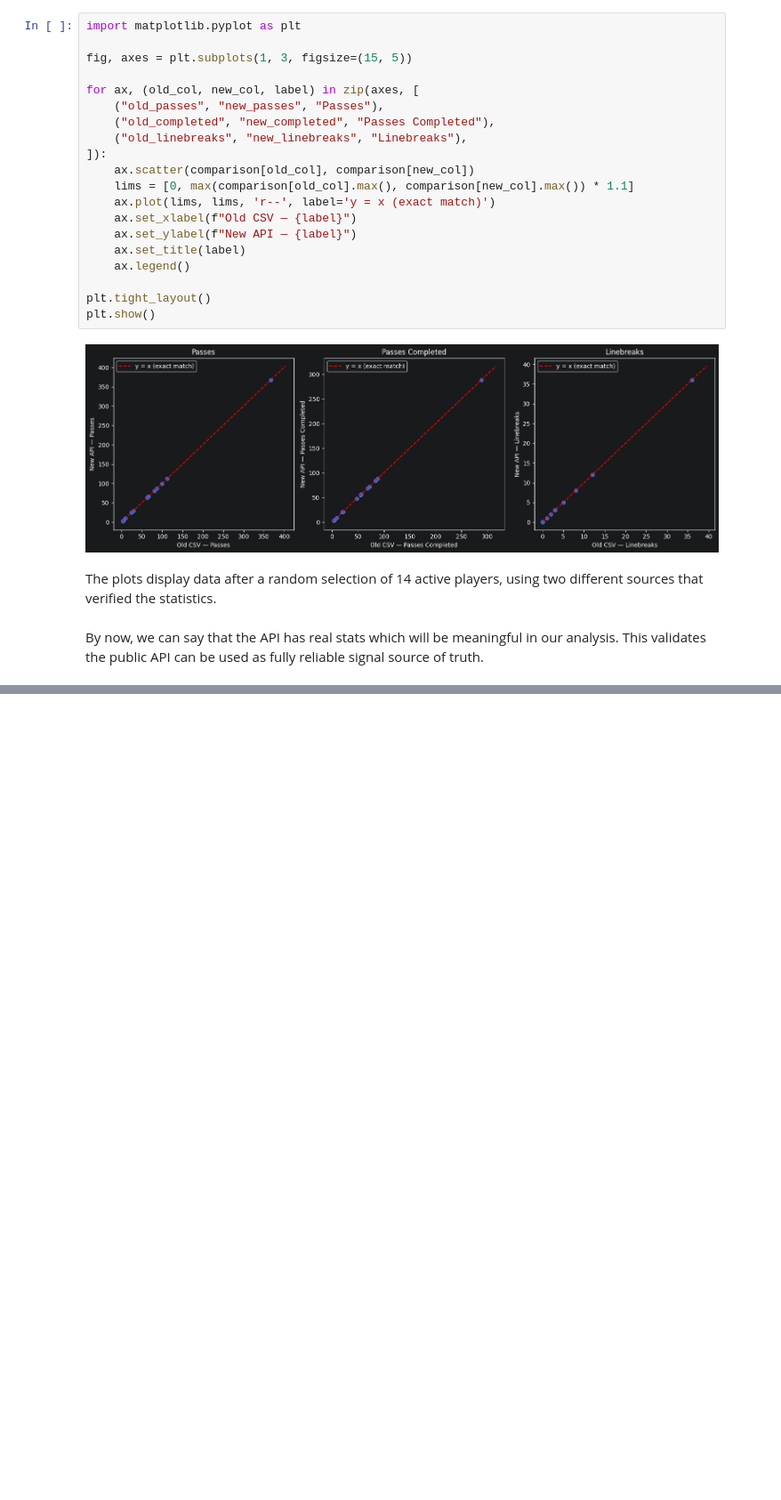
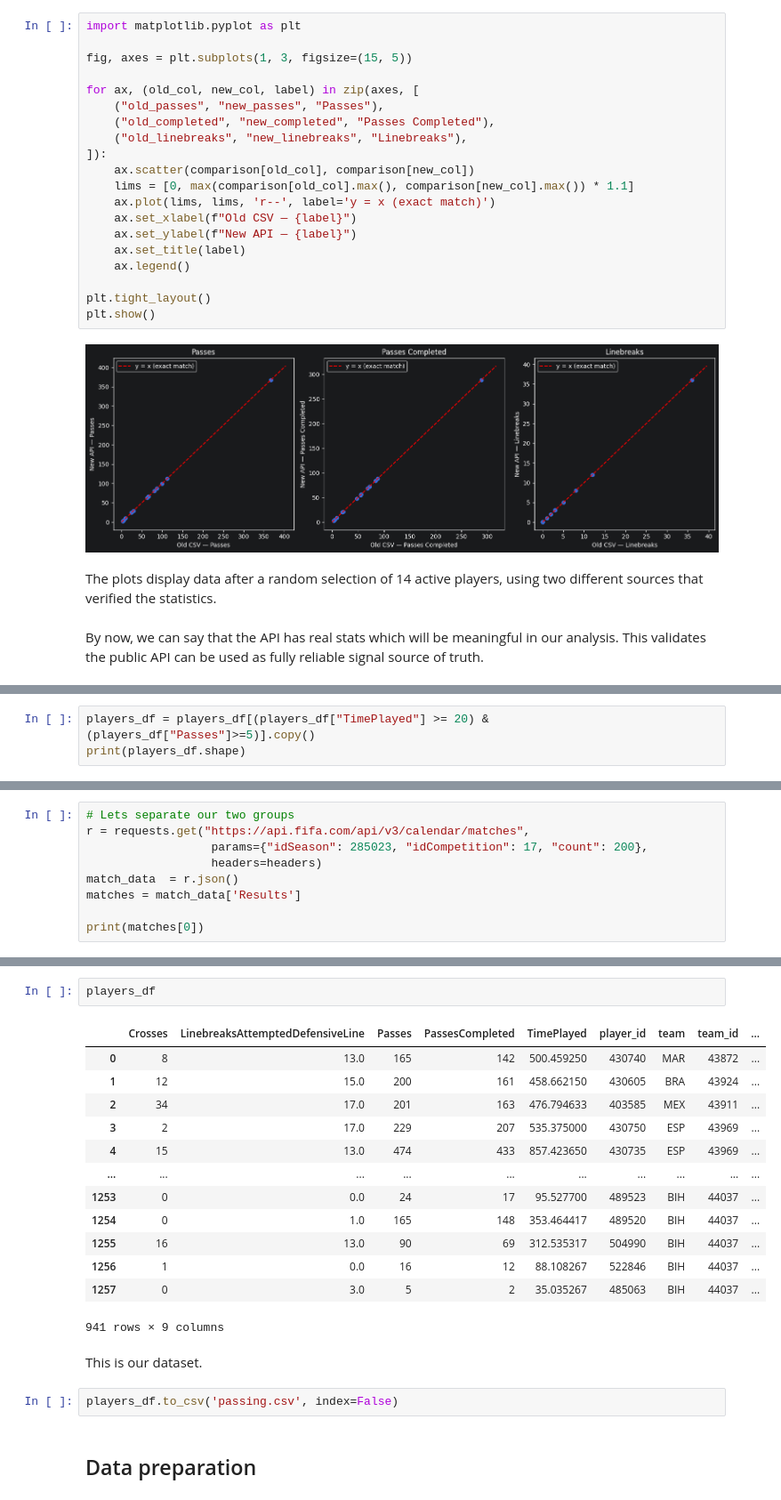
Before and after one commit to birat-timsina/HIT140_Group81, a Jupyter notebook: passing/Passing.ipynb, the cells around one changed output, grey strips where cells are left out. Shown at 89% size. Drawn from its saved outputs; the diff is of its cells as text; blank space fills up the shorter version.

```diff
--- a/passing/Passing.ipynb
+++ b/passing/Passing.ipynb
@@ -135,0 +219,3 @@ By now, we can say that the API has real stats which will be meaningful in our a
+# %%
+players_df = players_df[(players_df["TimePlayed"] >= 20) & (players_df["Passes"]>=5)].copy()
+print(players_df.shape)
@@ -135,0 +224,9 @@ By now, we can say that the API has real stats which will be meaningful in our a
+# %%
+# Lets separate our two groups
+r = requests.get("https://api.fifa.com/api/v3/calendar/matches",
+                  params={"idSeason": 285023, "idCompetition": 17, "count": 200},
+                  headers=headers)
+match_data  = r.json()
+matches = match_data['Results']
+
+print(matches[0])
@@ -135,0 +277,22 @@ By now, we can say that the API has real stats which will be meaningful in our a
+# %%
+players_df
+# %% [output]
+|  | Crosses | LinebreaksAttemptedDefensiveLine | Passes | PassesCompleted | TimePlayed | player_id | team | team_id | ... |
+| 0 | 8 | 13.0 | 165 | 142 | 500.459250 | 430740 | MAR | 43872 | ... |
+| 1 | 12 | 15.0 | 200 | 161 | 458.662150 | 430605 | BRA | 43924 | ... |
+| 2 | 34 | 17.0 | 201 | 163 | 476.794633 | 403585 | MEX | 43911 | ... |
+| 3 | 2 | 17.0 | 229 | 207 | 535.375000 | 430750 | ESP | 43969 | ... |
+| 4 | 15 | 13.0 | 474 | 433 | 857.423650 | 430735 | ESP | 43969 | ... |
+| ... | ... | ... | ... | ... | ... | ... | ... | ... | ... |
+| 1253 | 0 | 0.0 | 24 | 17 | 95.527700 | 489523 | BIH | 44037 | ... |
+| 1254 | 0 | 1.0 | 165 | 148 | 353.464417 | 489520 | BIH | 44037 | ... |
+| 1255 | 16 | 13.0 | 90 | 69 | 312.535317 | 504990 | BIH | 44037 | ... |
+| 1256 | 1 | 0.0 | 16 | 12 | 88.108267 | 522846 | BIH | 44037 | ... |
+| 1257 | 0 | 3.0 | 5 | 2 | 35.035267 | 485063 | BIH | 44037 | ... |
+941 rows × 9 columns
+# %% [markdown]
+This is our dataset.
+# %%
+players_df.to_csv('passing.csv', index=False)
+# %% [markdown]
+## Data preparation
```
Also changed, not shown: parts of 35 cells of this notebook.
